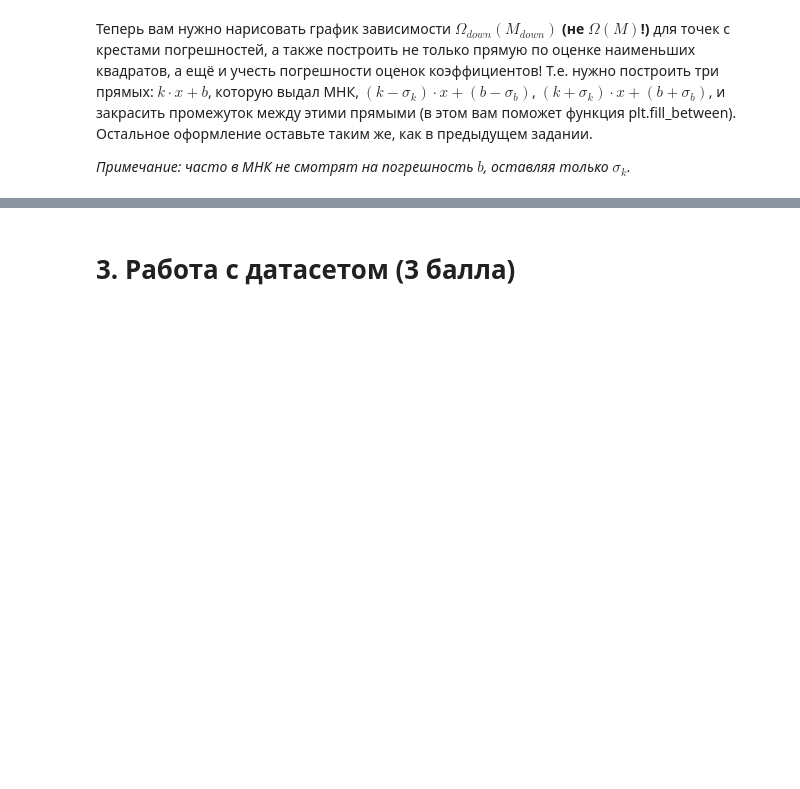
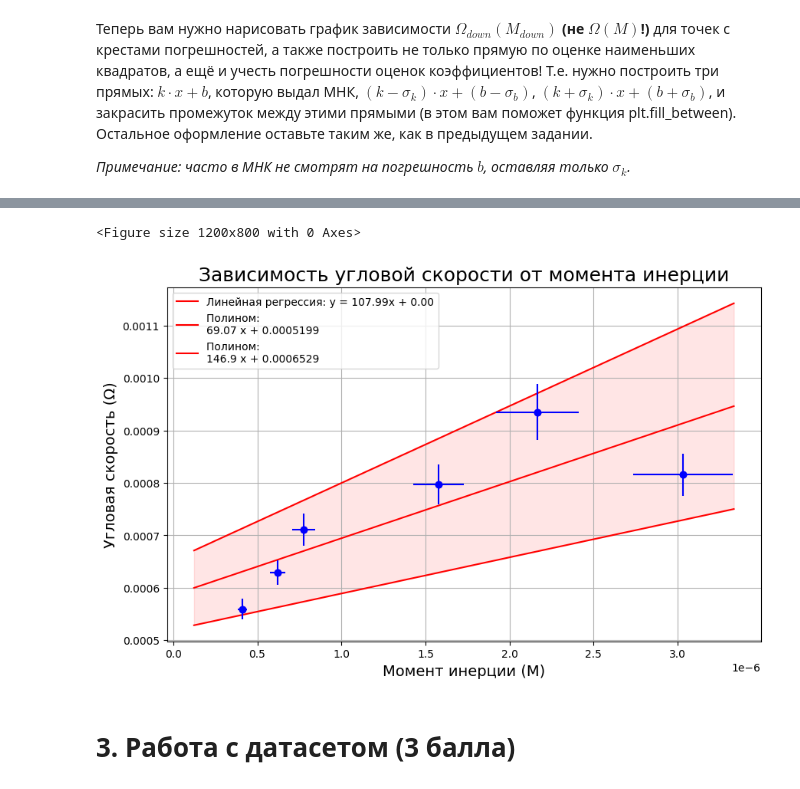
Before and after one commit to Andrei24511/python_archive, a Jupyter notebook: lab_1_np_pandas_matplotlib.ipynb, the cells around one changed output, grey strips where cells are left out. Cells and saved outputs as stored; diff of their text form; code cells hidden in the pictures; blank space fills up the shorter version.

```diff
--- a/lab_1_np_pandas_matplotlib.ipynb
+++ b/lab_1_np_pandas_matplotlib.ipynb
@@ -487,26 +537,42 @@ _Примечание: часто в МНК не смотрят на погре
 # %%
 omega_down_np = np.array(grouped_data.omega_down)
 momentum_down_np = np.array(grouped_data.momentum_down)
 
 # Снова polyfit, но с дополнительным параметром и возвращающий ковариацию!
-# coefs, cov = ...
+coefs, cov = np.polyfit(momentum_down_np, omega_down_np, 1, cov=True)
 
 # Чтобы прямая построилась снова красиво
 x_lsq = np.linspace(momentum_down_np.min() * 0.3, momentum_down_np.max() * 1.1, 100)
 
 # Посчитайте корень диагональных элементов, должен получиться массив размером (2,)
-# lsq_stds = ...
+lsq_stds = np.sqrt(np.diag(cov))
+# Знакомый polyfit, но три раза
+k, b = coefs
 
-# Знакомый polyfit, но три раза
-# y_lsq = ...
-# y_lsq_lower = ...
-# y_lsq_upper = ...
+y_lsq = np.polyval(coefs, x_lsq)
+y_lsq_lower = np.polyval([k - lsq_stds[0], b - lsq_stds[1]], x_lsq)
+y_lsq_upper = np.polyval([k + lsq_stds[0], b + lsq_stds[1]], x_lsq)
 
 fig = plt.figure(figsize=(12, 8))
 
 # YOUR CODE HERE
-# ...
+plt.figure(figsize=(10, 6))
+plt.scatter(momentum_down_np, omega_down_np, color='blue')
+plt.plot(x_lsq, y_lsq, color='red', label=f'Линейная регрессия: y = {k:.2f}x + {b:.2f}')
+plt.plot(x_lsq, y_lsq_lower, color='red', label=f'Полином: {np.poly1d([k - lsq_stds[0], b - lsq_stds[1]])}')
+plt.plot(x_lsq, y_lsq_upper, color='red', label=f'Полином: {np.poly1d([k + lsq_stds[0], b + lsq_stds[1]])}')
+plt.errorbar(momentum_down_np, omega_down_np, xerr=grouped_data['sigma_momentum'], yerr=grouped_data['sigma_down'], fmt='o', color='blue')
+plt.fill_between(x_lsq, y_lsq_lower, y_lsq_upper, color='red', alpha=0.1)
+plt.xlabel('Момент инерции (M)', fontsize=14)
+plt.ylabel('Угловая скорость (Ω)', fontsize=14)
+plt.title('Зависимость угловой скорости от момента инерции', fontsize=18)
+plt.grid(True)
+plt.legend()
+
 plt.show()
+# %% [output]
+<Figure size 1200x800 with 0 Axes>
+[figure, added]
 # %% [markdown]
 # 3. Работа с датасетом (3 балла)
 # %% [markdown]
```
Also changed, not shown: parts of 9 cells of this notebook.
